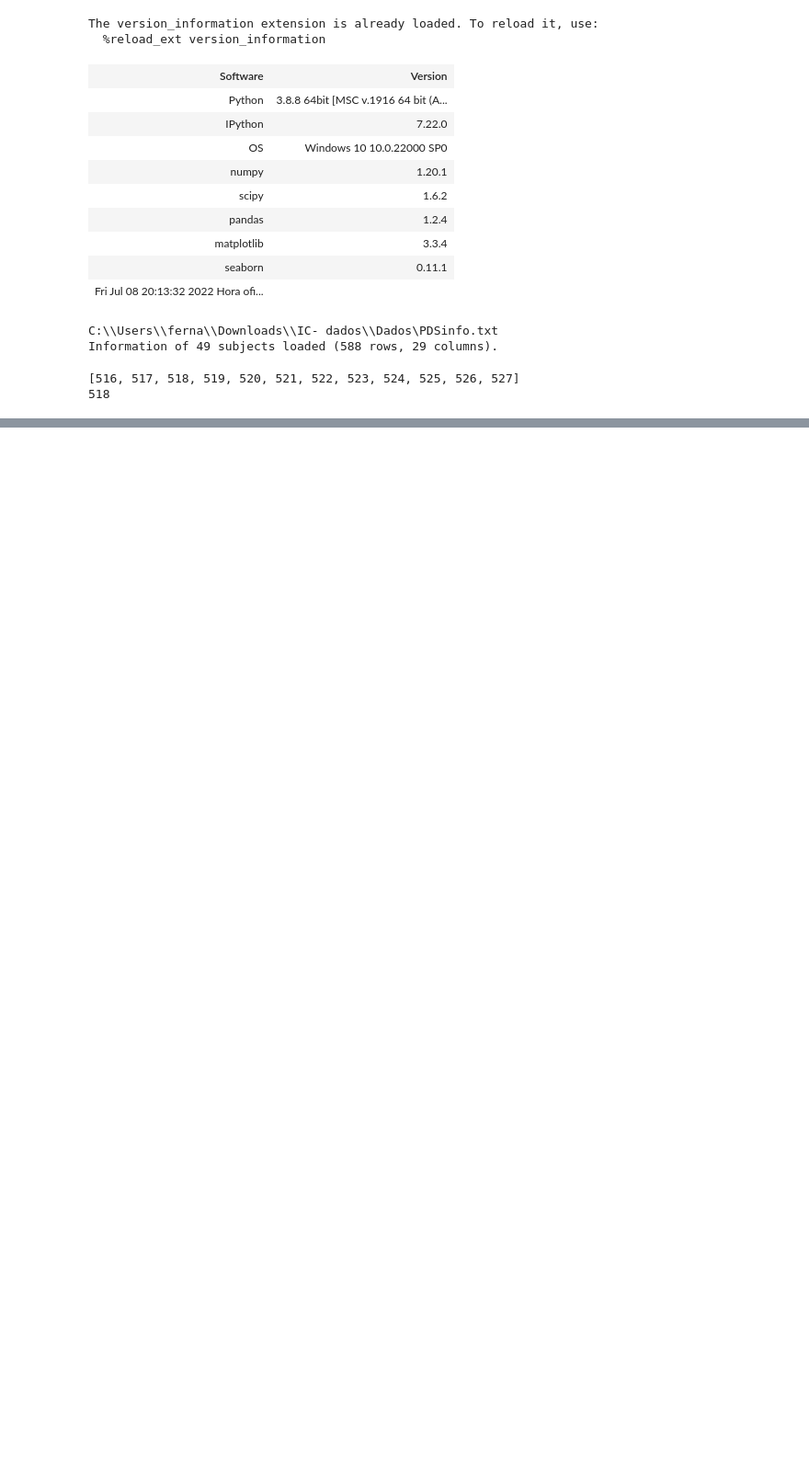
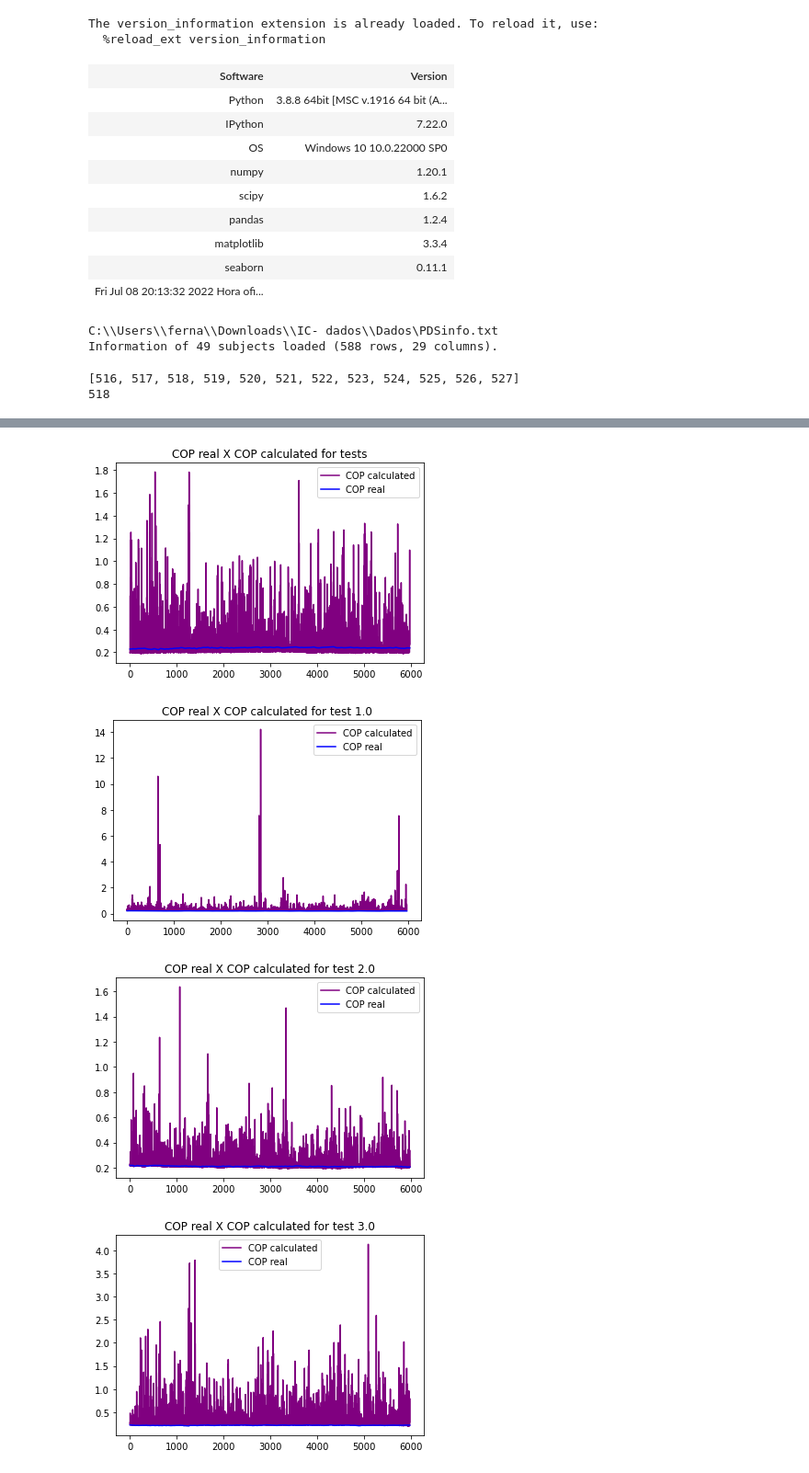
Before and after one commit to FernandaVanzini/COPandCOGestimar, a Jupyter notebook: Untitled6.ipynb, the cells around one changed output, grey strips where cells are left out. Shown at 92% size. Cells and saved outputs as stored; diff of their text form; code cells hidden in the pictures; blank space fills up the shorter version.

Commit message:
Graphs with alpha and beta

```diff
--- a/Untitled6.ipynb
+++ b/Untitled6.ipynb
@@ -385,3 +317,0 @@ for i in range(1,40):
-# %%
-for i in range(1,40):
-    print('oi')
@@ -416,14 +318,54 @@ print(COPXtrain.shape)
-# %%
-from sklearn.model_selection import train_test_split
-split=train_test_split(COGY,COPYreal,test_size=9)
-COGYtrain = split[0]
-COPYtrain = split[1]
-COGYtest = split[2]
-COPYtest = split[3]
-# %%
-from sklearn.model_selection import train_test_split
-split=train_test_split(COGZ,COPZreal,test_size=9)
-COGZtrain = split[0]
-COPZtrain = split[1]
-COGZtest = split[2]
-COPZtest = split[3]
+# %%
+from sklearn.model_selection import train_test_split
+import matplotlib.pyplot as plt
+COPXES = np.zeros((9, 60*fs-30))
+for i in range(0,9):
+    d = np.sqrt(COGXtest[i]**2+COGYtest[i]**2+COGZtest[i]**2)
+    angulox = np.arcsin(COGXtest[i]/d)
+    anguloz = np.arcsin(COGZtest[i]/d)
+    sinx=np.sin(angulox)
+    sinz=np.sin(anguloz)
+    cosx=np.cos(angulox)
+    cosz=np.cos(anguloz)
+    tanx=np.tan(angulox)
+    tanz=np.tan(anguloz)
+    matrizangx[i,:] = angulox
+    matrizangz[i,:] = anguloz
+
+    Jb=(4/3)*(mass.values[s])*((d)**2)
+    t=grf['Time']
+    dt=t[1]-t[0]
+
+    d1x[i,:]=np.gradient(matrizangx[i,:],dt)
+    d1z[i,:]=np.gradient(matrizangz[i,:],dt)
+
+
+
+    d2x[i,:]=np.gradient(d1x[i,:],dt)
+    d2z[i,:]=np.gradient(d1z[i,:],dt)
+
+
+    COPX[i,:] = d*sinx + Jb/(mass.values[s]*9.8)*(sinx*d1x[i,:]**2-cosx*d2x[i,:])
+
+
+    COPXES[i,:] = alfamedia* COPX[i,:] + betamedia*(d2x[i,:]**2)
+
+
+plt.figure()
+plt.plot(COPXES[i,:],color='purple',label='COP calculated')
+plt.plot(COPXtest[i],color='blue', label='COP real')
+plt.title('COP real X COP calculated for tests')
+plt.legend()
+plt.show()
+for i in range(1,9):
+    plt.figure()
+    plt.plot(COPXES[i,:],color='purple',label='COP calculated')
+    plt.plot(COPXtest[i],color='blue', label='COP real')
+    plt.title('COP real X COP calculated for test {:.1f}'.format(i))
+    plt.legend()
+    plt.show()
+# %% [output]
+[figure, added]
+[figure, added]
+[figure, added]
+[figure, added]
```
Also changed, not shown: parts of 9 cells of this notebook.
